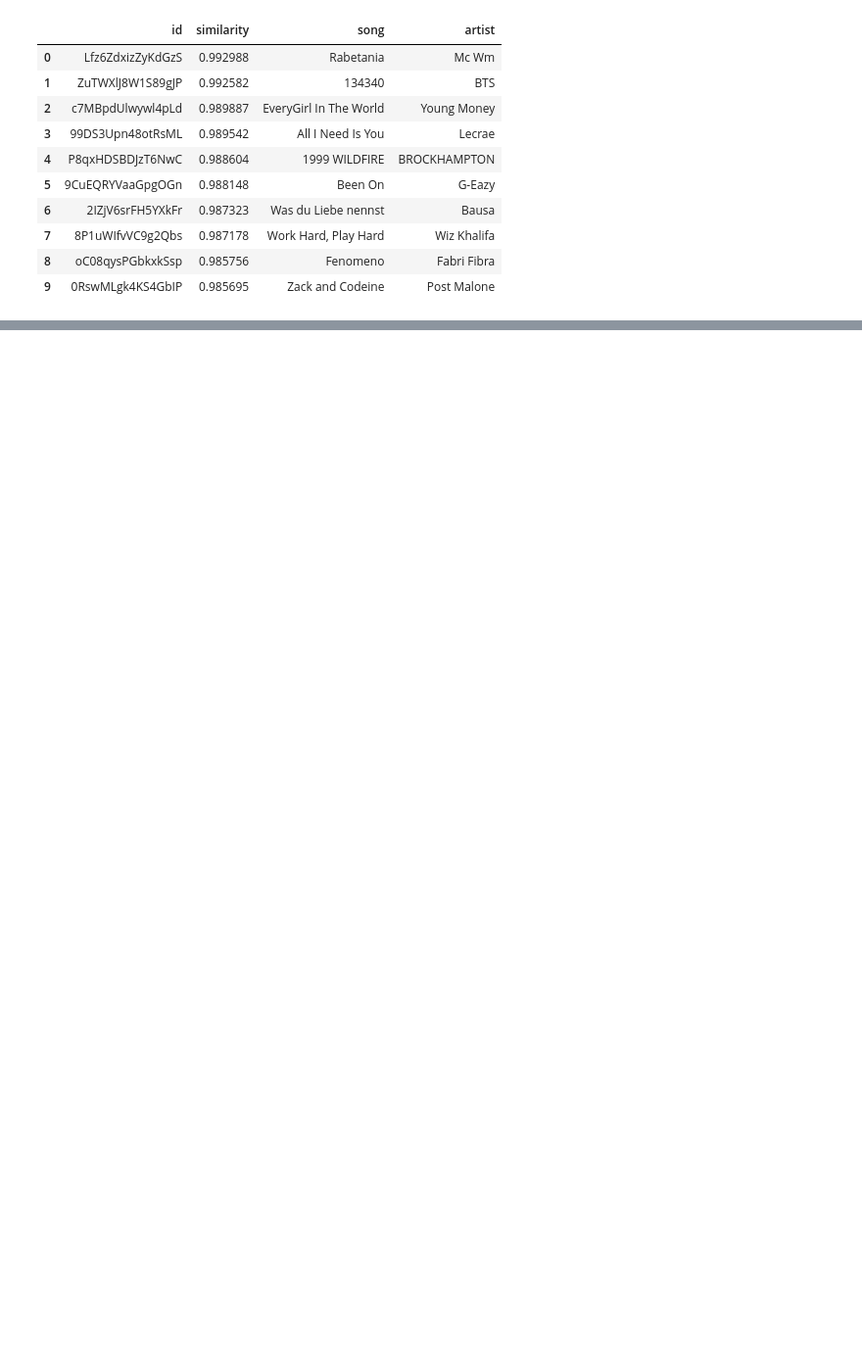
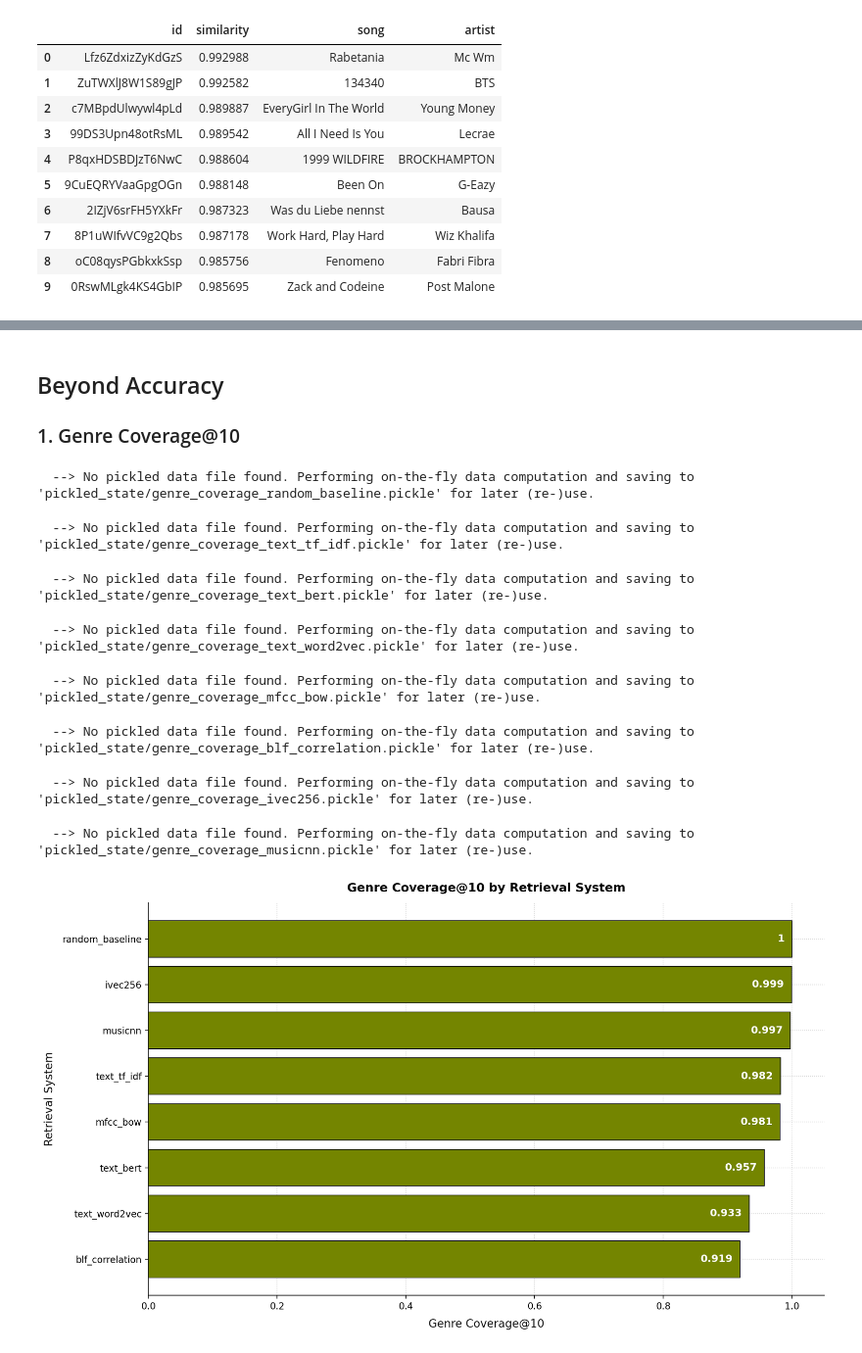
Before and after one commit to haraleib/MMSR_GroupB_WS23, a Jupyter notebook: Task 2_Group B.ipynb, the cells around one changed output, grey strips where cells are left out. Shown: that part at 98% size. Drawn from its saved outputs; the diff is of its cells as text; code cells hidden in the pictures; blank space fills up the shorter version.

Commit message:
add genre coverage and diversity. polish the rest of the notebook.

```diff
--- a/Task 2_Group B.ipynb
+++ b/Task 2_Group B.ipynb
@@ -147,0 +160,19 @@ Prepared 11 chunks to compute nDCG
+# %% [markdown]
+## Beyond Accuracy
+### 1. Genre Coverage@10
+# %%
+from genre_coverage import GenreCoverage
+
+genres_coverage = GenreCoverage(genres)
+genres_coverage.compute()
+genres_coverage.plot()
+# %% [output]
+  --> No pickled data file found. Performing on-the-fly data computation and saving to 'pickled_state/genre_coverage_random_baseline.pickle' for later (re-)use.
+  --> No pickled data file found. Performing on-the-fly data computation and saving to 'pickled_state/genre_coverage_text_tf_idf.pickle' for later (re-)use.
+  --> No pickled data file found. Performing on-the-fly data computation and saving to 'pickled_state/genre_coverage_text_bert.pickle' for later (re-)use.
+  --> No pickled data file found. Performing on-the-fly data computation and saving to 'pickled_state/genre_coverage_text_word2vec.pickle' for later (re-)use.
+  --> No pickled data file found. Performing on-the-fly data computation and saving to 'pickled_state/genre_coverage_mfcc_bow.pickle' for later (re-)use.
+  --> No pickled data file found. Performing on-the-fly data computation and saving to 'pickled_state/genre_coverage_blf_correlation.pickle' for later (re-)use.
+  --> No pickled data file found. Performing on-the-fly data computation and saving to 'pickled_state/genre_coverage_ivec256.pickle' for later (re-)use.
+  --> No pickled data file found. Performing on-the-fly data computation and saving to 'pickled_state/genre_coverage_musicnn.pickle' for later (re-)use.
+[figure, added]
```
Also changed, not shown: parts of 24 cells of this notebook, 8 other files.
